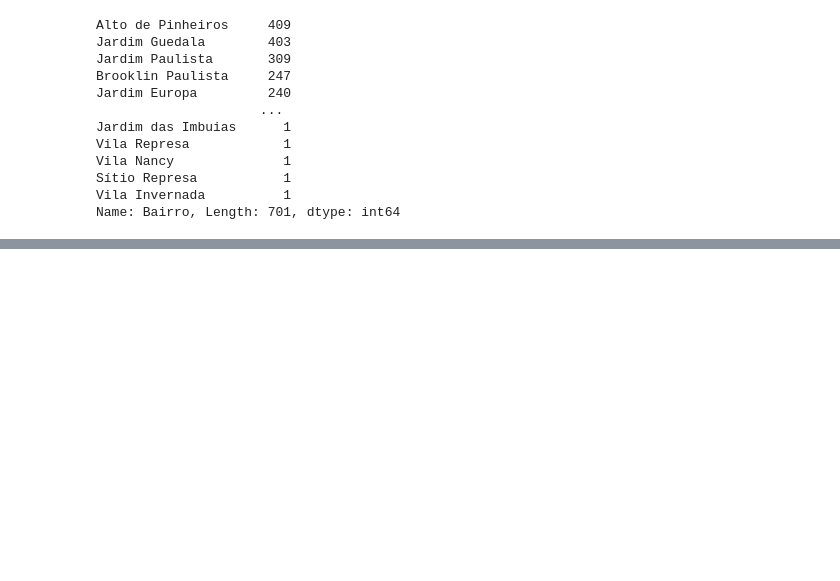
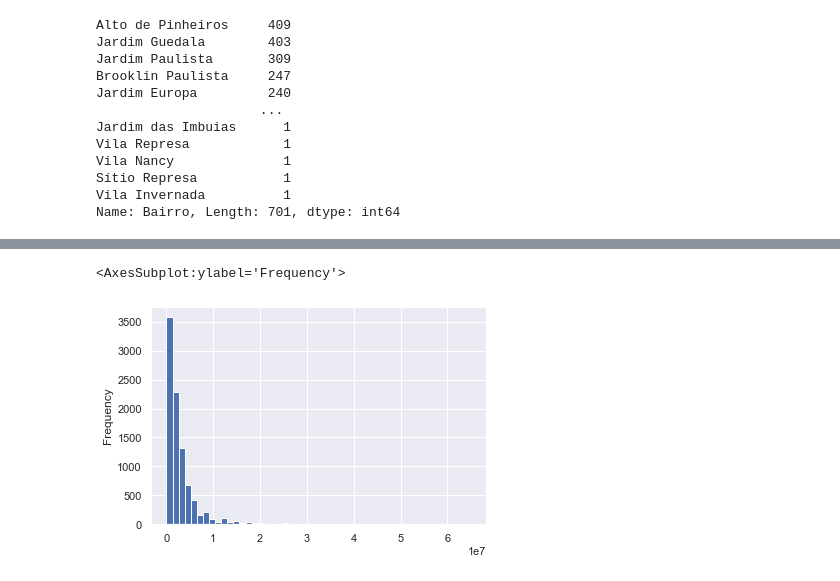
Before and after one commit to ThisIsJoaoNunes/Precificacao-de-Imoveis, a Jupyter notebook: Precificação de Imóveis.ipynb, the cells around one changed output, grey strips where cells are left out. Cells and saved outputs as stored; diff of their text form; code cells hidden in the pictures; blank space fills up the shorter version.

```diff
--- a/Precificação de Imóveis.ipynb
+++ b/Precificação de Imóveis.ipynb
@@ -116,0 +187,3 @@ AxesSubplot(0.125,0.125;0.775x0.755)
+# %%
+dados_filtrados = dados[dados["Freq"].isnull()]
+dados_filtrados.head()
@@ -116,0 +212,2 @@ AxesSubplot(0.125,0.125;0.775x0.755)
+# %%
+dados_filtrados["Valor_anuncio_float"] = dados_filtrados["Preço"].str.replace(".","").astype(float)
@@ -116,0 +242,5 @@ AxesSubplot(0.125,0.125;0.775x0.755)
+# %%
+dados_filtrados["Valor_anuncio_float"].plot.hist(bins = 50)
+# %% [output]
+<AxesSubplot:ylabel='Frequency'>
+[figure, added]
```
Also changed, not shown: parts of 16 cells of this notebook.
